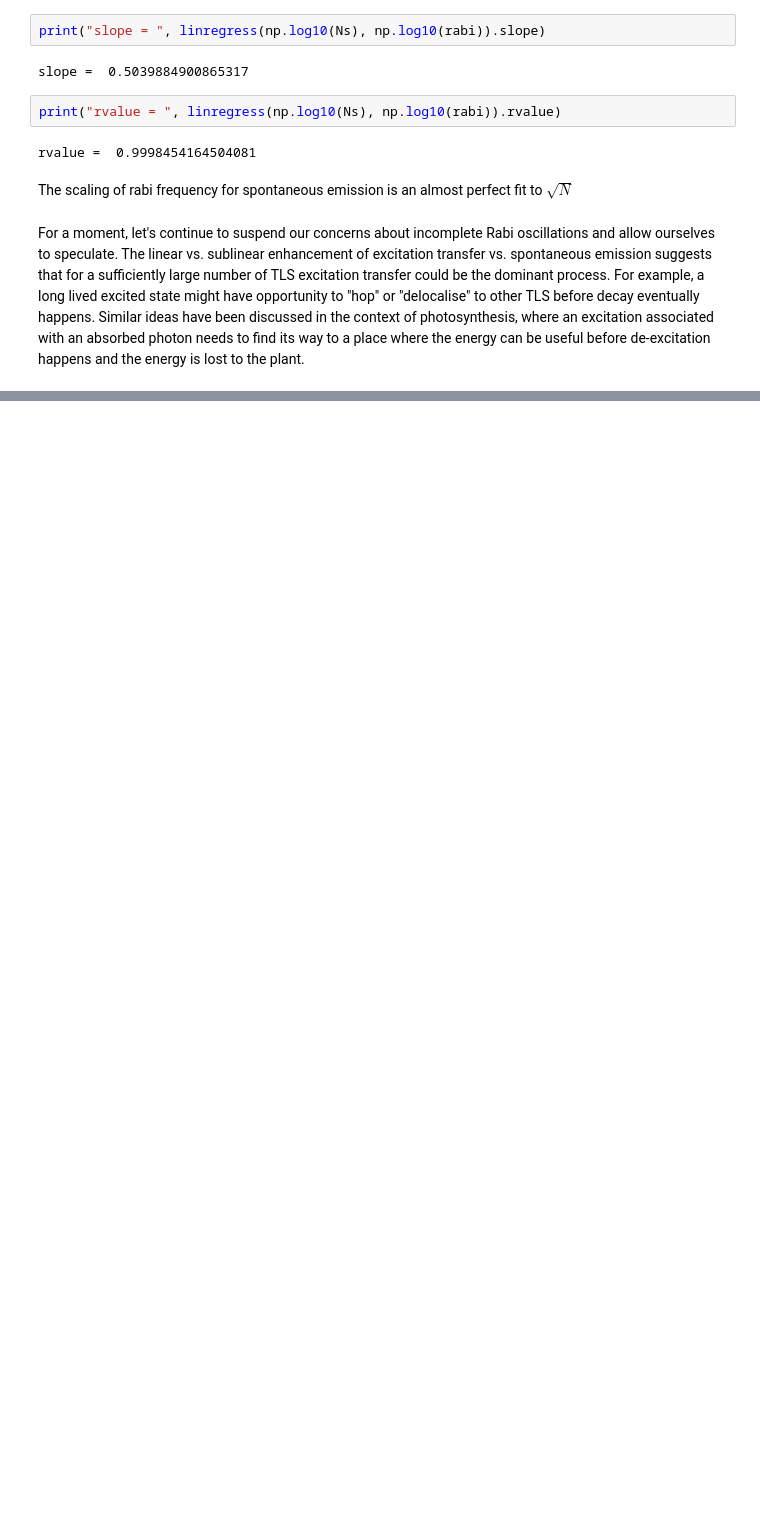
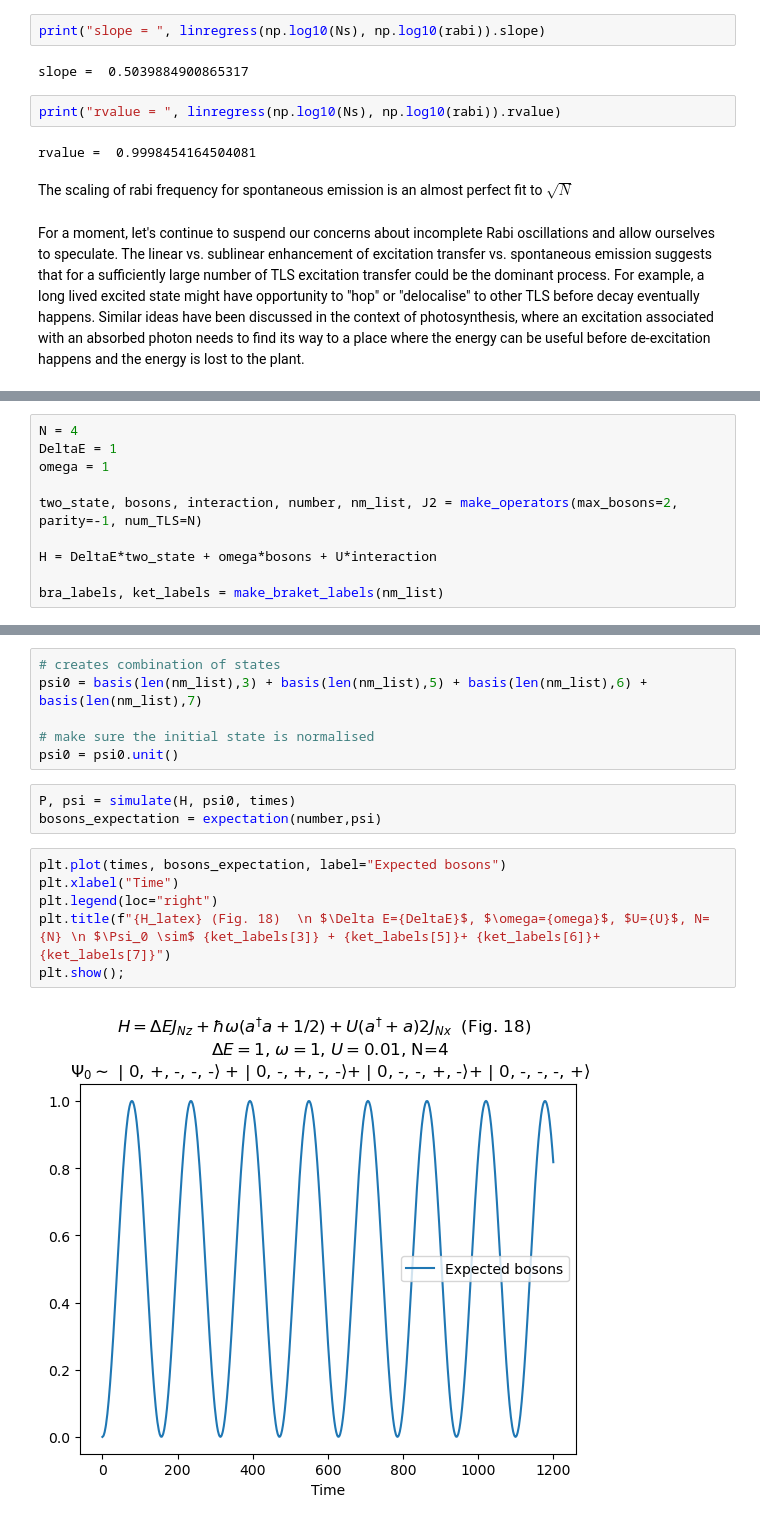
Before and after one commit to project-ida/two-state-quantum-systems, a Jupyter notebook: many-two-state-systems.ipynb, the cells around one changed output, grey strips where cells are left out. Saved outputs shown, nothing was run; the diff lists cells and outputs as text; blank space fills up the shorter version.

```diff
--- a/many-two-state-systems.ipynb
+++ b/many-two-state-systems.ipynb
@@ -269,0 +408,10 @@ Let's not get too ahead of ourselves though. Before we can explore the competiti
+# %%
+N = 4
+DeltaE = 1
+omega = 1
+
+two_state, bosons, interaction, number, nm_list, J2 = make_operators(max_bosons=2, parity=-1, num_TLS=N)
+
+H = DeltaE*two_state + omega*bosons + U*interaction
+
+bra_labels, ket_labels = make_braket_labels(nm_list)
@@ -269,0 +434,17 @@ Let's not get too ahead of ourselves though. Before we can explore the competiti
+# %%
+# creates combination of states
+psi0 = basis(len(nm_list),3) + basis(len(nm_list),5) + basis(len(nm_list),6) + basis(len(nm_list),7)
+
+# make sure the initial state is normalised
+psi0 = psi0.unit()
+# %%
+P, psi = simulate(H, psi0, times)
+bosons_expectation = expectation(number,psi)
+# %%
+plt.plot(times, bosons_expectation, label="Expected bosons")
+plt.xlabel("Time")
+plt.legend(loc="right")
+plt.title(f"{H_latex} (Fig. 18)  \n $\Delta E={DeltaE}$, $\omega={omega}$, $U={U}$, N={N} \n $\Psi_0 \sim$ {ket_labels[3]} + {ket_labels[5]}+ {ket_labels[6]}+ {ket_labels[7]}")
+plt.show();
+# %% [output]
+[figure, added]
```
Also changed, not shown: parts of 35 cells of this notebook.
